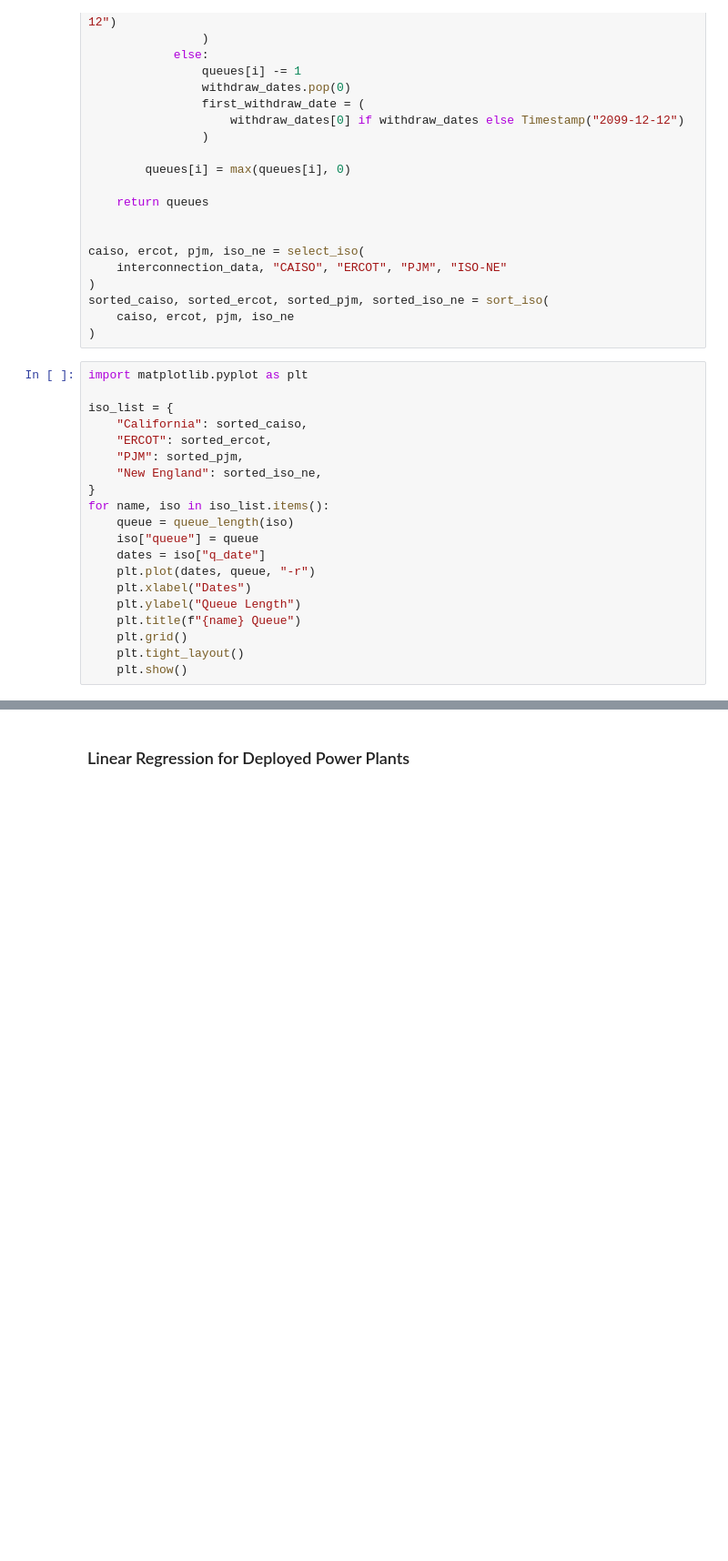
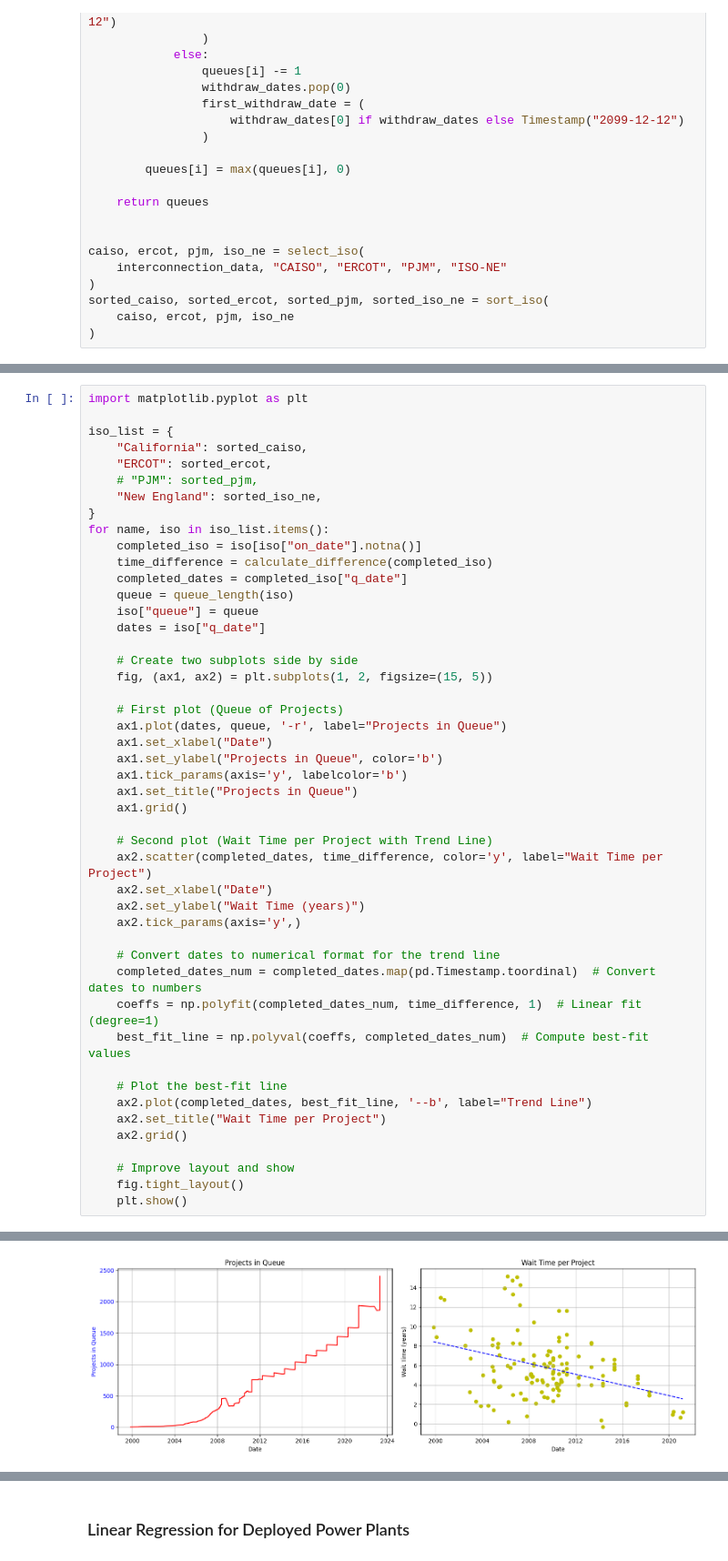
Before and after one commit to clbanjai/Harnessing-Large-Language-Models-for-Energy-Sector-Optimization, a Jupyter notebook: data_collection.ipynb, the cells around one changed output, grey strips where cells are left out. Shown at 91% size. Drawn from its saved outputs; the diff is of its cells as text; blank space fills up the shorter version.

Commit message:
Average wait time

```diff
--- a/data_collection.ipynb
+++ b/data_collection.ipynb
@@ -156,23 +156,3 @@ caiso, ercot, pjm, iso_ne = select_iso(
 sorted_caiso, sorted_ercot, sorted_pjm, sorted_iso_ne = sort_iso(
     caiso, ercot, pjm, iso_ne
 )
-# %%
-import matplotlib.pyplot as plt
-
-iso_list = {
-    "California": sorted_caiso,
-    "ERCOT": sorted_ercot,
-    "PJM": sorted_pjm,
-    "New England": sorted_iso_ne,
-}
-for name, iso in iso_list.items():
-    queue = queue_length(iso)
-    iso["queue"] = queue
-    dates = iso["q_date"]
-    plt.plot(dates, queue, "-r")
-    plt.xlabel("Dates")
-    plt.ylabel("Queue Length")
-    plt.title(f"{name} Queue")
-    plt.grid()
-    plt.tight_layout()
-    plt.show()
@@ -191,0 +159,48 @@ Total Withdrawn Projects: 92
+# %%
+import matplotlib.pyplot as plt
+
+iso_list = {
+    "California": sorted_caiso,
+    "ERCOT": sorted_ercot,
+    # "PJM": sorted_pjm,
+    "New England": sorted_iso_ne,
+}
+for name, iso in iso_list.items():
+    completed_iso = iso[iso["on_date"].notna()]
+    time_difference = calculate_difference(completed_iso)
+    completed_dates = completed_iso["q_date"]
+    queue = queue_length(iso)
+    iso["queue"] = queue
+    dates = iso["q_date"]
+
+    # Create two subplots side by side
+    fig, (ax1, ax2) = plt.subplots(1, 2, figsize=(15, 5))
+
+    # First plot (Queue of Projects)
+    ax1.plot(dates, queue, '-r', label="Projects in Queue")
+    ax1.set_xlabel("Date")
+    ax1.set_ylabel("Projects in Queue", color='b')
+    ax1.tick_params(axis='y', labelcolor='b')
+    ax1.set_title("Projects in Queue")
+    ax1.grid()
+
+    # Second plot (Wait Time per Project with Trend Line)
+    ax2.scatter(completed_dates, time_difference, color='y', label="Wait Time per Project")
+    ax2.set_xlabel("Date")
+    ax2.set_ylabel("Wait Time (years)")
+    ax2.tick_params(axis='y',)
+
+    # Convert dates to numerical format for the trend line
+    completed_dates_num = completed_dates.map(pd.Timestamp.toordinal)  # Convert dates to numbers
+    coeffs = np.polyfit(completed_dates_num, time_difference, 1)  # Linear fit (degree=1)
+    best_fit_line = np.polyval(coeffs, completed_dates_num)  # Compute best-fit values
+
+    # Plot the best-fit line
+    ax2.plot(completed_dates, best_fit_line, '--b', label="Trend Line")
+    ax2.set_title("Wait Time per Project")
+    ax2.grid()
+
+    # Improve layout and show
+    fig.tight_layout()
+    plt.show()
+# %% [output]
@@ -191,0 +209 @@ Total Withdrawn Projects: 92
+[figure, added]
```
Also changed, not shown: parts of 6 cells of this notebook.
